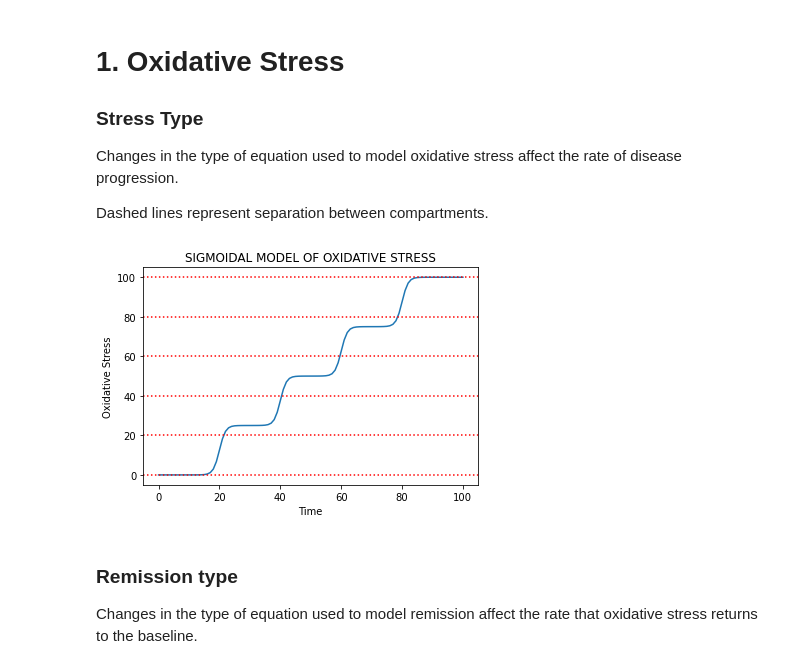
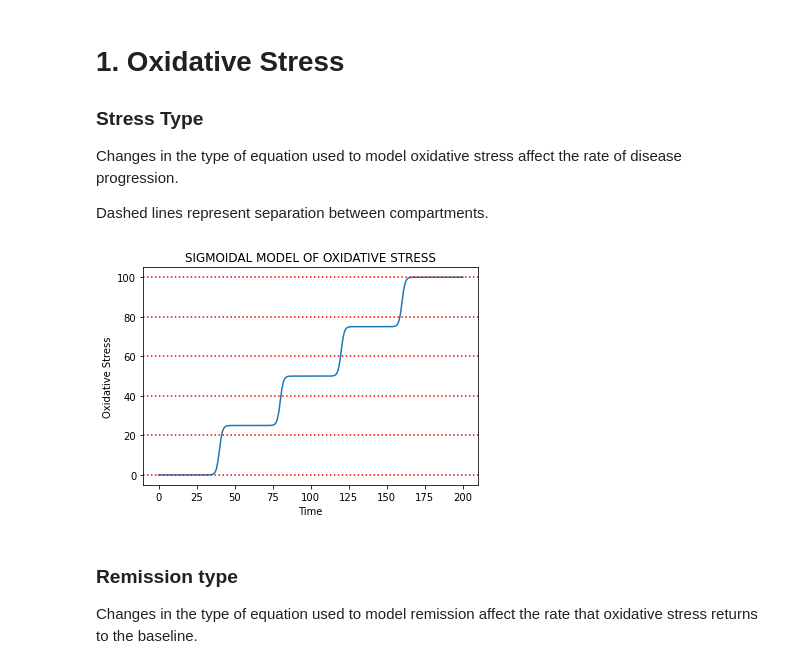
Before and after one commit to cpchit01/MS_protein_shedding, a Jupyter notebook: Run_MS_Model.ipynb, the cells around one changed output. Saved outputs shown, nothing was run; the diff lists cells and outputs as text; code cells hidden in the pictures.

```diff
--- a/Run_MS_Model.ipynb
+++ b/Run_MS_Model.ipynb
@@ -24,7 +25,7 @@ The 'parameters' dictionary contains parameter values that can be passed to func
 '''number of compartments (5 is standard)'''
 n = 5
 
-maxIter = 200 #update later
+maxIter = 300 #update later
 
 '''initial conditions'''
 IC_N = 200 #number of neurons
@@ -59,8 +60,8 @@ birth_rate_type = 1
 '''death rates'''
 kDL_0 = 0
 kDN_0 = 0
-kDL_max = 0.1
-kDN_max = 0.5
+kDL_max = 0.05
+kDN_max = 0.05
 
 death_rate_type = 3
 # death_rate_type can be exponential (1), linear (2), or 'CnDeathsOnly' (3) (where oligodendrocytes will only die if they are in the
@@ -70,7 +71,7 @@ death_rate_type = 3
 prob_stress_0 = 0.05 #update/sensitivity analysis
 prob_stress_max = 0.2 #update/sensitivity analysis
 
-prob_type = 2
+prob_type = 1
 # prob_type can be exponential (1), or linear (2)
 
 
@@ -80,7 +81,7 @@ prob_type = 2
 num_cycles = 1
 # num_cycles can be 1, 2, or 3
 
-stress_length = 100
+stress_length = 200
 remission_length = 100
 
 stresst0 = 0
@@ -96,22 +97,23 @@ remission_type = 1
 #change remission_type to sigmoidal(1), linear(2), exponential(3), or log(4)
 #dependinging on desired model of remission
 
-### update with lengths for each relapsing/remission period for simulation
 
+sigmoidal_steepness = 1
+# does not affect stress curves unless the sigmoidal stress type is selected
 
+# this value must be greater than 0.5 (if stress_length = 100) to create a functional "stairstep" stress function
+# the larger this value, the more the function becomes like a unit step function
+# the smaller this value, the more gradual the function grows from one step to the next
 
 
 parameters = {}
 #parameters added to a dictionary so that they can be passed to each function
 
 
-
-############ don't forget to update loop if adding any parameters #############
-
 for variable in ['n', 'maxIter', 'IC_N', 'IC_L', 'uh_ec', 'uh_nec', 'kE_ec', 'kE_nec', 'kBL_0', 'birth_rate_type',
     'kBL_max', 'kDL_max', 'kDN_max','death_rate_type', 'prob_stress_0', 'prob_stress_max', 'prob_type', 'num_cycles',
     'stress_length', 'remission_length', 'stresst0', 'remissiont0','stress_type','remission_type', 'kDL_0',
-    'un_nec','un_ec','a']:
+    'un_nec','un_ec','a','sigmoidal_steepness']:
     parameters[variable] = eval(variable)
 # %% [markdown]
 ### Results Dictionary
@@ -132,15 +134,15 @@ Dashed lines represent separation between compartments.
 # %%
 stresslevel0 = 0
 
 # current inputs: t0, length, stress level, stress type, n
-stress = oxidative_stress_equation(stresst0, stress_length, stresslevel0, stress_type, n)
+stress = oxidative_stress_equation(parameters, stresst0, stresslevel0, 0)
 # n previously defined as number of compartments
 
 
 #current inputs: stress, n, stress_type, t0, length
 plot_stress_equation(stress, n, stress_type, stresst0, stress_length)
 # %% [output]
-[figure, old version]
+[figure, new version]
 # %% [markdown]
 ### Remission type
 
```
Also changed, not shown: parts of 7 cells of this notebook, 18 other files.
